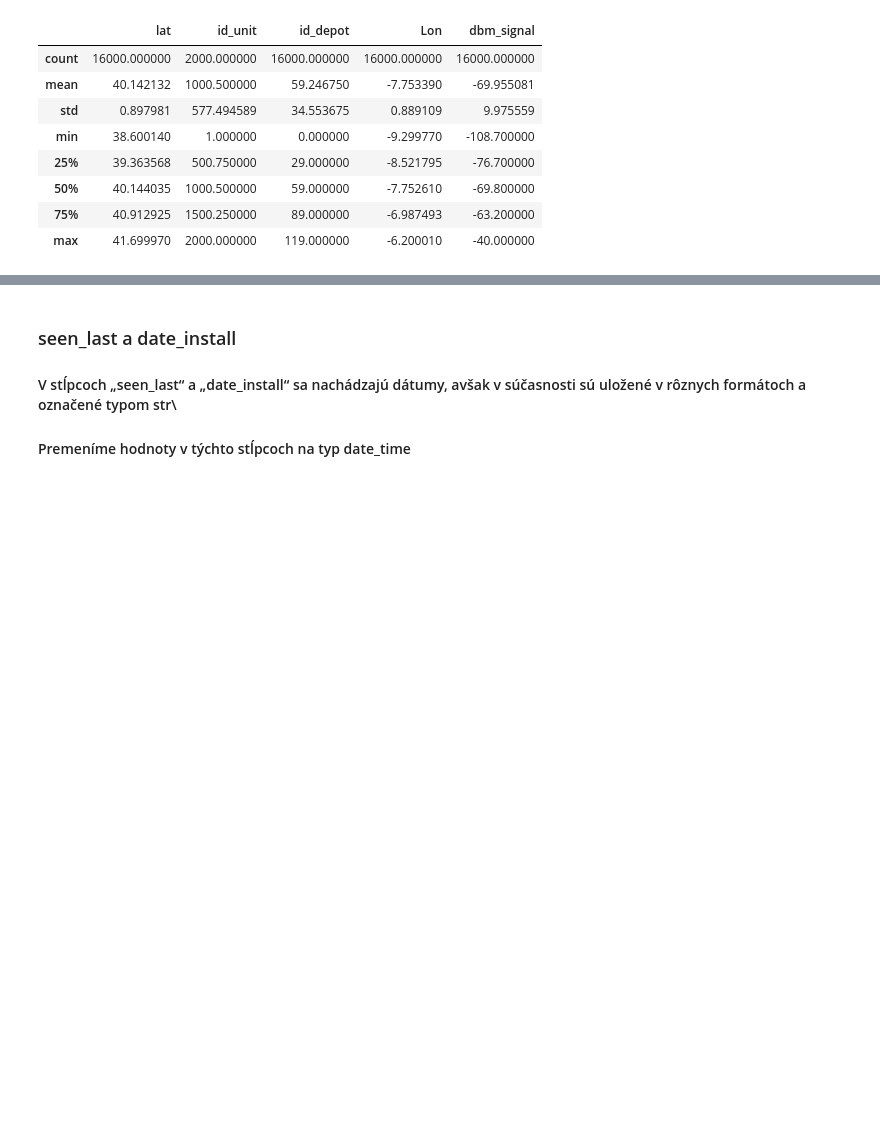
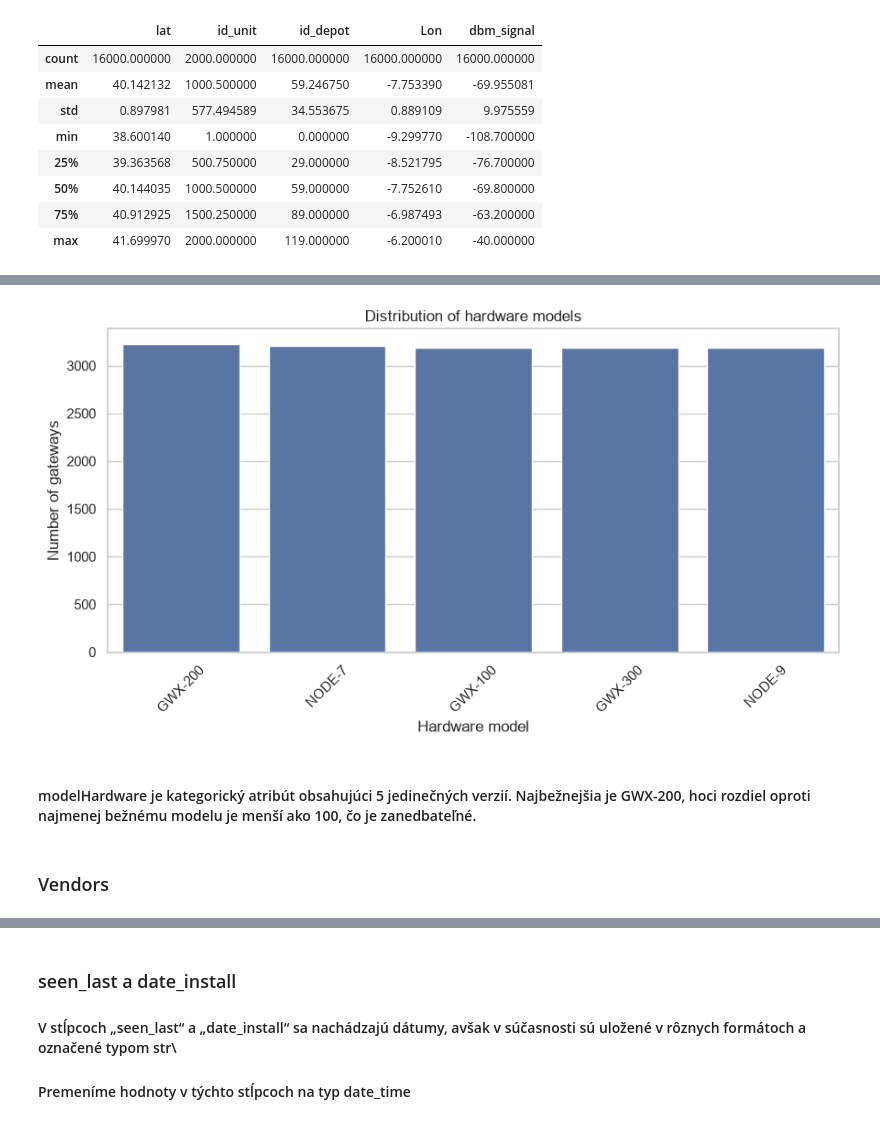
Before and after one commit to NovAndrii/IAU_project, a Jupyter notebook: prjct.ipynb, the cells around one changed output, grey strips where cells are left out. Drawn from its saved outputs; the diff is of its cells as text; code cells hidden in the pictures; blank space fills up the shorter version.

```diff
--- a/prjct.ipynb
+++ b/prjct.ipynb
@@ -142,0 +337,27 @@ gateways.describe()
+# %%
+plt.figure(figsize=(9, 5))
+
+sns.countplot(
+    data=gateways,
+    x="modelHardware",
+    order=gateways[
+        "modelHardware"
+    ].value_counts().index
+)
+
+plt.title(
+    "Distribution of hardware models"
+)
+
+plt.xlabel("Hardware model")
+plt.ylabel("Number of gateways")
+plt.xticks(rotation=45)
+
+plt.tight_layout()
+plt.show()
+# %% [output]
+[figure, added]
+# %% [markdown]
+#### modelHardware je kategorický atribút obsahujúci 5 jedinečných verzií. Najbežnejšia je GWX-200, hoci rozdiel oproti najmenej bežnému modelu je menší ako 100, čo je zanedbateľné.
+# %% [markdown]
+### Vendors
```
Also changed, not shown: parts of 33 cells of this notebook.
